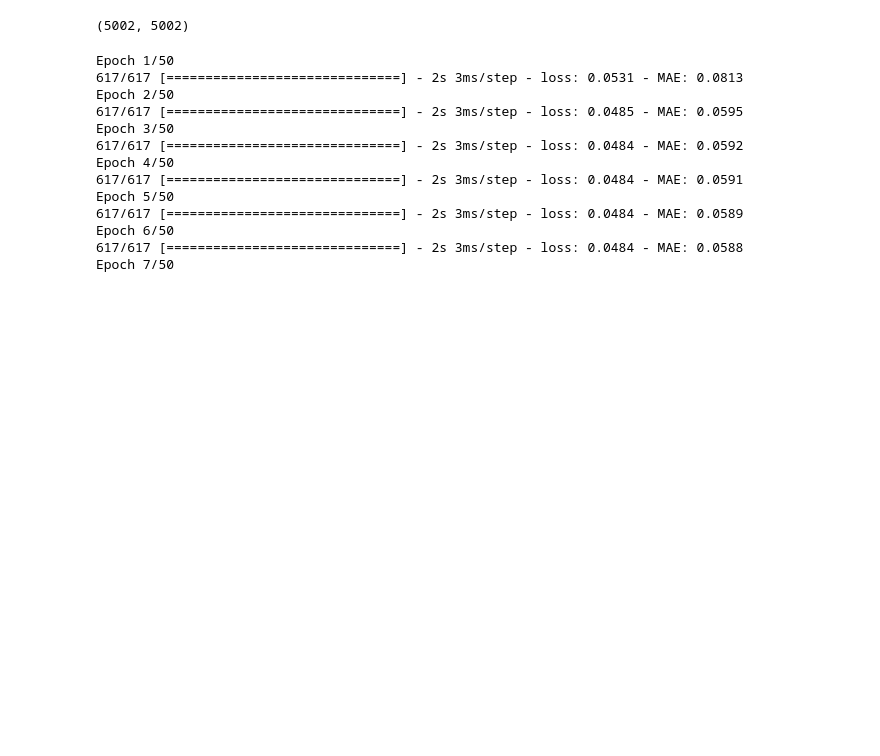
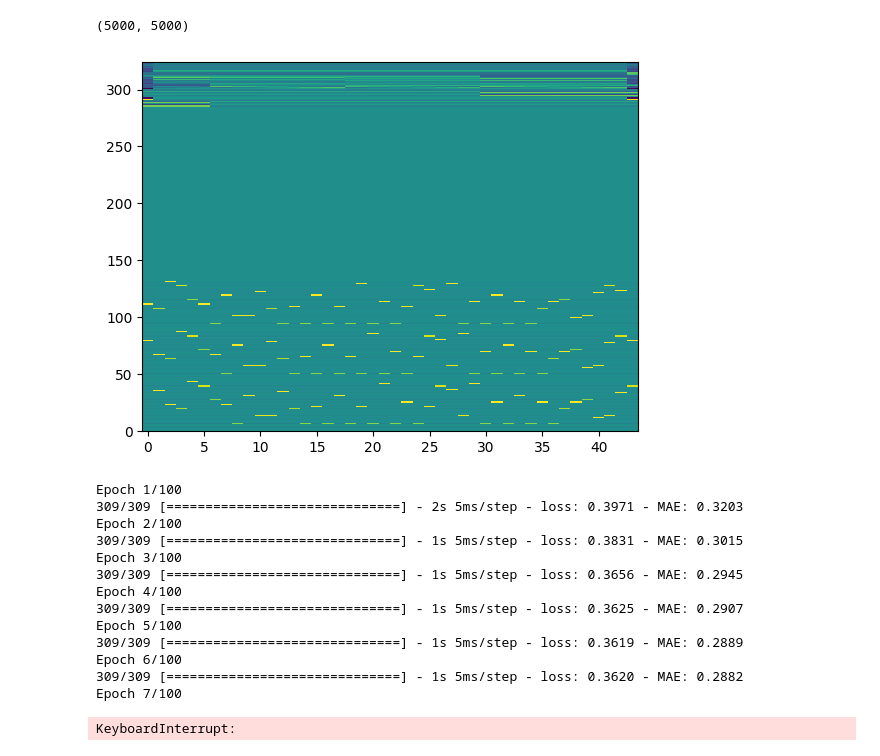
Before and after one commit to tomotakatakahashi/tts_world, a Jupyter notebook: train_duration.ipynb, the cells around one changed output. Drawn from its saved outputs; the diff is of its cells as text; code cells hidden in the pictures; blank space fills up the shorter version.

Commit message:
Train a duration model
TODO: train_test_split

```diff
--- a/train_duration.ipynb
+++ b/train_duration.ipynb
@@ -10,13 +10,18 @@ GENERATED_DIR = Path.cwd() / "generated"
 DURATION_DIR = GENERATED_DIR / "duration"
 LINGUISTIC_DIR = GENERATED_DIR / "linguistic"
 # %%
-duration_paths = sorted(DURATION_DIR.glob("*"))
-linguistic_paths = sorted(LINGUISTIC_DIR.glob("*"))
+duration_paths = sorted(DURATION_DIR.glob("*"))[:5000] # Remove mean.npy and std.npy
+linguistic_paths = sorted(LINGUISTIC_DIR.glob("*"))[:5000]
 len(duration_paths), len(linguistic_paths)
 # %% [output]
-(5002, 5002)
+(5000, 5000)
 # %%
-duration_arrays = [np.load(path) for path in duration_paths[:5000]]
-linguistic_arrays = [np.load(path) for path in linguistic_paths[:5000]]
+duration_arrays = [np.load(path) for path in duration_paths]
+linguistic_arrays = [np.load(path) for path in linguistic_paths]
+# %%
+plt.imshow(linguistic_arrays[0].T, origin='lower', aspect='auto', interpolation='nearest')
+plt.clim(-4, +4)
+# %% [output]
+[figure, added]
 # %%
 model = tf.keras.Sequential([
@@ -36,19 +40,20 @@ model.compile(optimizer=tf.keras.optimizers.RMSprop(learning_rate=0.001),
 # %%
 dataset = tf.data.Dataset.from_tensor_slices(
     (np.concatenate(linguistic_arrays, axis=0), np.concatenate(duration_arrays, axis=0))
-).shuffle(1).batch(512)
-model.fit(dataset, epochs=50)
+).shuffle(2048).batch(1024)
+model.fit(dataset, epochs=100)
 # %% [output]
-Epoch 1/50
-617/617 [==============================] - 2s 3ms/step - loss: 0.0531 - MAE: 0.0813
-Epoch 2/50
-617/617 [==============================] - 2s 3ms/step - loss: 0.0485 - MAE: 0.0595
-Epoch 3/50
-617/617 [==============================] - 2s 3ms/step - loss: 0.0484 - MAE: 0.0592
-Epoch 4/50
-617/617 [==============================] - 2s 3ms/step - loss: 0.0484 - MAE: 0.0591
-Epoch 5/50
-617/617 [==============================] - 2s 3ms/step - loss: 0.0484 - MAE: 0.0589
-Epoch 6/50
-617/617 [==============================] - 2s 3ms/step - loss: 0.0484 - MAE: 0.0588
-Epoch 7/50
+Epoch 1/100
+309/309 [==============================] - 2s 5ms/step - loss: 0.3971 - MAE: 0.3203
+Epoch 2/100
+309/309 [==============================] - 1s 5ms/step - loss: 0.3831 - MAE: 0.3015
+Epoch 3/100
+309/309 [==============================] - 1s 5ms/step - loss: 0.3656 - MAE: 0.2945
+Epoch 4/100
+309/309 [==============================] - 1s 5ms/step - loss: 0.3625 - MAE: 0.2907
+Epoch 5/100
+309/309 [==============================] - 1s 5ms/step - loss: 0.3619 - MAE: 0.2889
+Epoch 6/100
+309/309 [==============================] - 1s 5ms/step - loss: 0.3620 - MAE: 0.2882
+Epoch 7/100
+KeyboardInterrupt:
```
Also changed, not shown: parts of 4 cells of this notebook.
